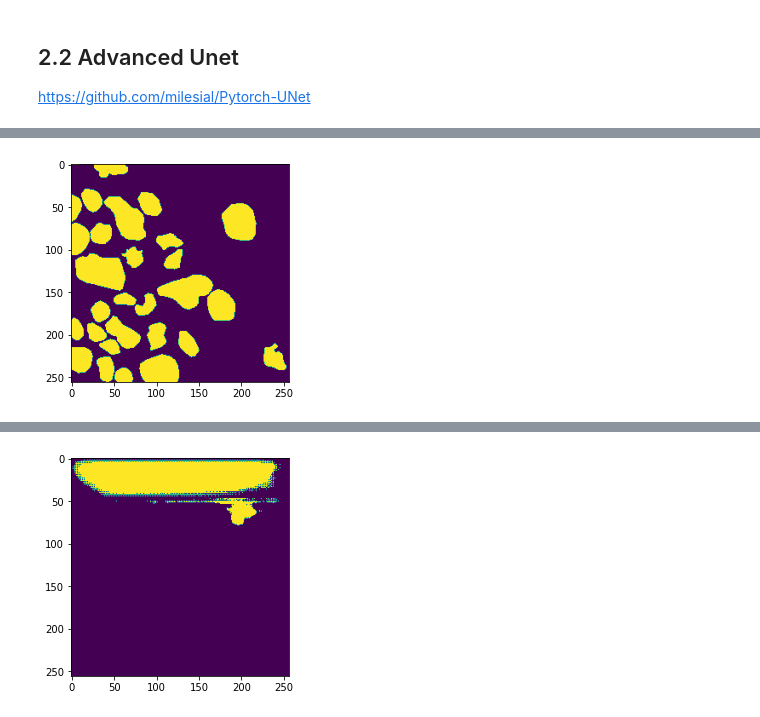
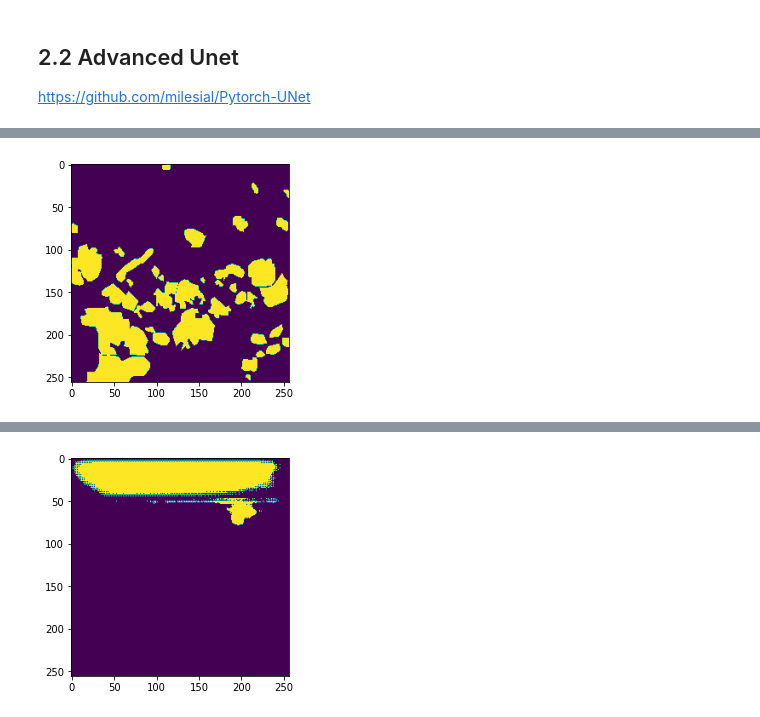
Before and after one commit to cluel01/SA_semantic_segmentation, a Jupyter notebook: 1_Model_Training.ipynb, the cells around one changed output, grey strips where cells are left out. Drawn from its saved outputs; the diff is of its cells as text; code cells hidden in the pictures.

```diff
--- a/1_Model_Training.ipynb
+++ b/1_Model_Training.ipynb
@@ -44,2 +37,19 @@ nworkers = 1
+# %%
+
+data_path = "/home/jovyan/work/satellite_data/tmp/2018.vrt"
+label_path = "data/label_masks/train"
+
+
+patch_size = [256,256,3] # [x,y,bands]
+overlap = 32
+padding = False#True
+
+val_ratio = 0.2
+
+epochs = 25
+batch_size = 16
+lr = 1e-5
+
+nworkers = 1
 # %% [markdown]
 # 1.1 Data Collection
@@ -273,0 +184,7 @@ show(img)
+# %%
+test_label_path = "data/label_masks/test"
+test_dataset = InMemorySatDataset(data_path,test_label_path,patch_size=patch_size,
+                                  overlap=64,padding=False,
+                                  transform=test_transform)
+net.eval()
+test_dl = DataLoader(test_dataset,batch_size=batch_size,num_workers=nworkers)
@@ -274,4 +242,4 @@ show(img)
 # %%
-test_dataset.get_mask(8)
+test_dataset.get_mask(2)
 # %% [output]
-[figure, old version]
+[figure, new version]
```
Also changed, not shown: parts of 58 cells of this notebook, 6 other files.
